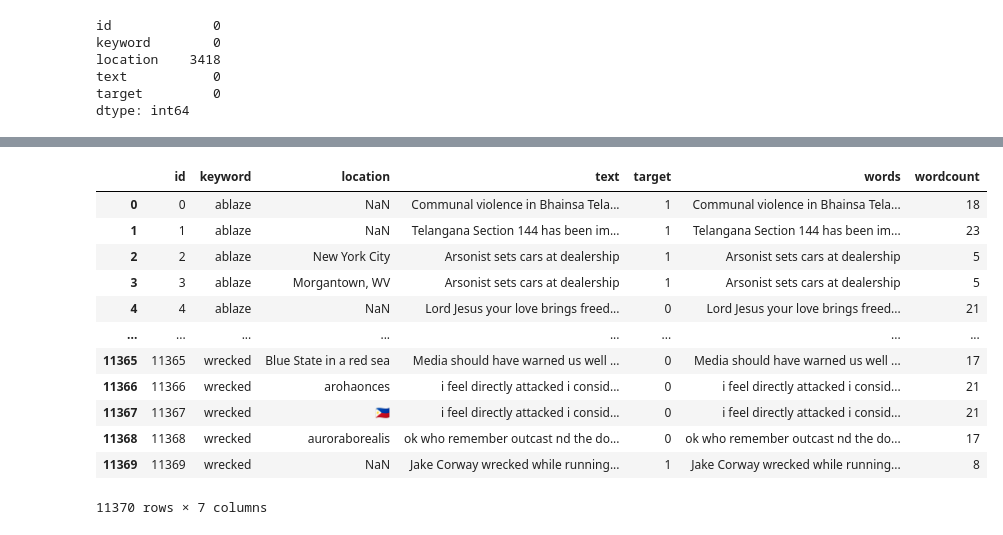
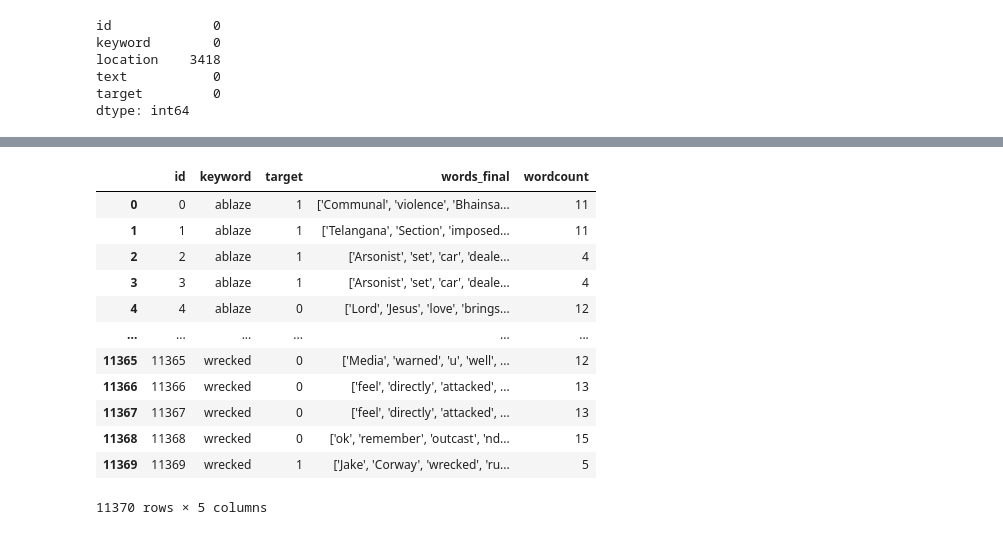
Before and after one commit to aryatalathi/NLP-Disaster, a Jupyter notebook: nlp-disaster.ipynb, the cells around one changed output, grey strips where cells are left out. Saved outputs shown, nothing was run; the diff lists cells and outputs as text; code cells hidden in the pictures.

```diff
--- a/nlp-disaster.ipynb
+++ b/nlp-disaster.ipynb
@@ -186,0 +196,5 @@ df['words'] = words
+# %%
+import nltk
+from nltk.tokenize import word_tokenize
+df['words'] = [word_tokenize(entry) for entry in df['words']]
+df['words'].head()
@@ -186,0 +208,5 @@ df['words'] = words
+# %%
+tag_map = defaultdict(lambda : wn.NOUN)
+tag_map['j'] = wn.ADJ
+tag_map['v'] = wn.VERB
+tag_map['v'] = wn.ADV
@@ -186,0 +218,11 @@ df['words'] = words
+# %%
+for index,entry in enumerate(df['words']):
+    new_words = []
+    word_lemmstized = WordNetLemmatizer()
+    for word,tag in pos_tag(entry):
+        if word not in stopwords.words('english') and word.isalpha():
+            word_stemmed = word_lemmstized.lemmatize(word,tag_map[tag[0]])
+            new_words.append(word_stemmed)
+    df.loc[index,'words_final'] = str(new_words)
+# %%
+df_final = df.drop(['text', 'location', 'words'], axis=1)
@@ -187,17 +238,17 @@ df['words'] = words
 # %%
-df["wordcount"] = df.words.str.split().map(lambda x: len(x))
-df
+df_final["wordcount"] = df_final.words_final.str.split().map(lambda x: len(x))
+df_final
 # %% [output]
-|  | id | keyword | location | text | target | words | wordcount |
-| 0 | 0 | ablaze | NaN | Communal violence in Bhainsa Tela... | 1 | Communal violence in Bhainsa Tela... | 18 |
-| 1 | 1 | ablaze | NaN | Telangana Section 144 has been im... | 1 | Telangana Section 144 has been im... | 23 |
-| 2 | 2 | ablaze | New York City | Arsonist sets cars at dealership | 1 | Arsonist sets cars at dealership | 5 |
-| 3 | 3 | ablaze | Morgantown, WV | Arsonist sets cars at dealership | 1 | Arsonist sets cars at dealership | 5 |
-| 4 | 4 | ablaze | NaN | Lord Jesus your love brings freed... | 0 | Lord Jesus your love brings freed... | 21 |
-| ... | ... | ... | ... | ... | ... | ... | ... |
-| 11365 | 11365 | wrecked | Blue State in a red sea | Media should have warned us well ... | 0 | Media should have warned us well ... | 17 |
-| 11366 | 11366 | wrecked | arohaonces | i feel directly attacked i consid... | 0 | i feel directly attacked i consid... | 21 |
-| 11367 | 11367 | wrecked | 🇵🇭 | i feel directly attacked i consid... | 0 | i feel directly attacked i consid... | 21 |
-| 11368 | 11368 | wrecked | auroraborealis | ok who remember outcast nd the do... | 0 | ok who remember outcast nd the do... | 17 |
-| 11369 | 11369 | wrecked | NaN | Jake Corway wrecked while running... | 1 | Jake Corway wrecked while running... | 8 |
+|  | id | keyword | target | words_final | wordcount |
+| 0 | 0 | ablaze | 1 | ['Communal', 'violence', 'Bhainsa... | 11 |
+| 1 | 1 | ablaze | 1 | ['Telangana', 'Section', 'imposed... | 11 |
+| 2 | 2 | ablaze | 1 | ['Arsonist', 'set', 'car', 'deale... | 4 |
+| 3 | 3 | ablaze | 1 | ['Arsonist', 'set', 'car', 'deale... | 4 |
+| 4 | 4 | ablaze | 0 | ['Lord', 'Jesus', 'love', 'brings... | 12 |
+| ... | ... | ... | ... | ... | ... |
+| 11365 | 11365 | wrecked | 0 | ['Media', 'warned', 'u', 'well', ... | 12 |
+| 11366 | 11366 | wrecked | 0 | ['feel', 'directly', 'attacked', ... | 13 |
+| 11367 | 11367 | wrecked | 0 | ['feel', 'directly', 'attacked', ... | 13 |
+| 11368 | 11368 | wrecked | 0 | ['ok', 'remember', 'outcast', 'nd... | 15 |
+| 11369 | 11369 | wrecked | 1 | ['Jake', 'Corway', 'wrecked', 'ru... | 5 |
-11370 rows × 7 columns
+11370 rows × 5 columns
```
Also changed, not shown: parts of 26 cells of this notebook.
